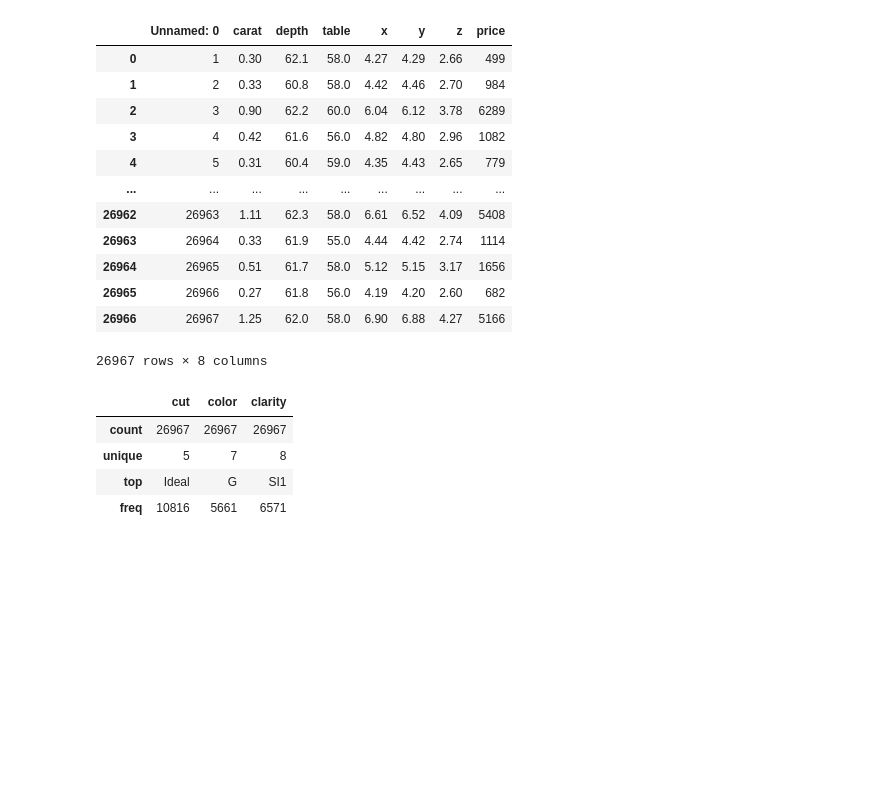
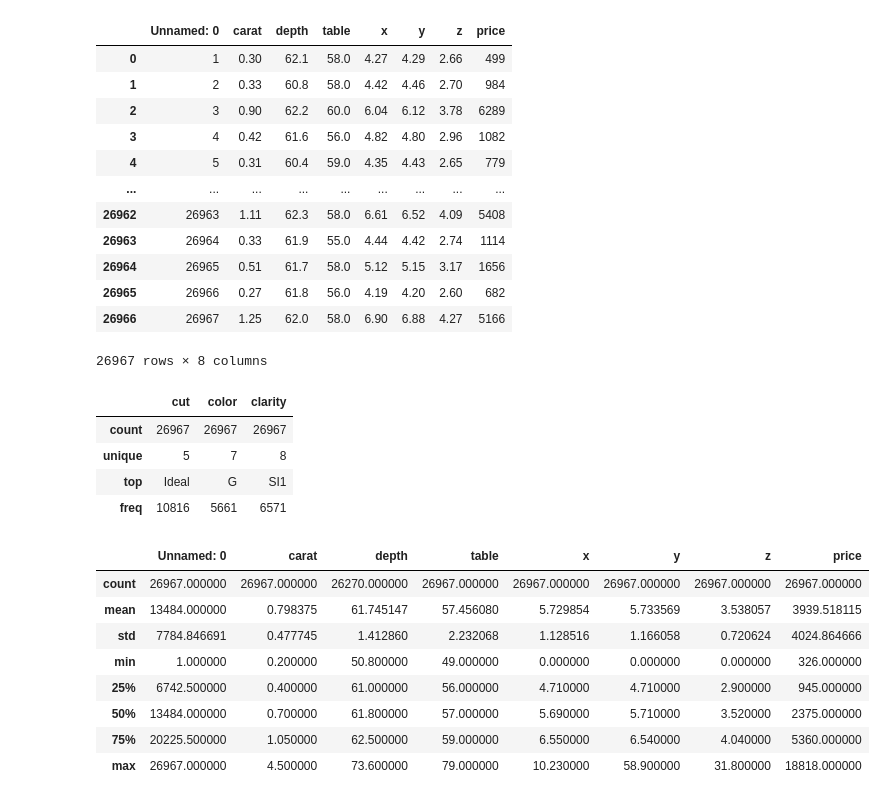
Before and after one commit to kakderushi/EndToEndPoject, a Jupyter notebook: notebooks/data/reserach.ipynb, the cells around one changed output. Cells and saved outputs as stored; diff of their text form; code cells hidden in the pictures; blank space fills up the shorter version.

```diff
--- a/notebooks/data/reserach.ipynb
+++ b/notebooks/data/reserach.ipynb
@@ -148,3 +148,15 @@ data[categorical_column].describe()
 | unique | 5 | 7 | 8 |
 | top | Ideal | G | SI1 |
 | freq | 10816 | 5661 | 6571 |
+# %%
+data[numerical_columns].describe()
+# %% [output]
+|  | Unnamed: 0 | carat | depth | table | x | y | z | price |
+| count | 26967.000000 | 26967.000000 | 26270.000000 | 26967.000000 | 26967.000000 | 26967.000000 | 26967.000000 | 26967.000000 |
+| mean | 13484.000000 | 0.798375 | 61.745147 | 57.456080 | 5.729854 | 5.733569 | 3.538057 | 3939.518115 |
+| std | 7784.846691 | 0.477745 | 1.412860 | 2.232068 | 1.128516 | 1.166058 | 0.720624 | 4024.864666 |
+| min | 1.000000 | 0.200000 | 50.800000 | 49.000000 | 0.000000 | 0.000000 | 0.000000 | 326.000000 |
+| 25% | 6742.500000 | 0.400000 | 61.000000 | 56.000000 | 4.710000 | 4.710000 | 2.900000 | 945.000000 |
+| 50% | 13484.000000 | 0.700000 | 61.800000 | 57.000000 | 5.690000 | 5.710000 | 3.520000 | 2375.000000 |
+| 75% | 20225.500000 | 1.050000 | 62.500000 | 59.000000 | 6.550000 | 6.540000 | 4.040000 | 5360.000000 |
+| max | 26967.000000 | 4.500000 | 73.600000 | 79.000000 | 10.230000 | 58.900000 | 31.800000 | 18818.000000 |
```
Also changed, not shown: parts of 3 cells of this notebook, 1 other file.
